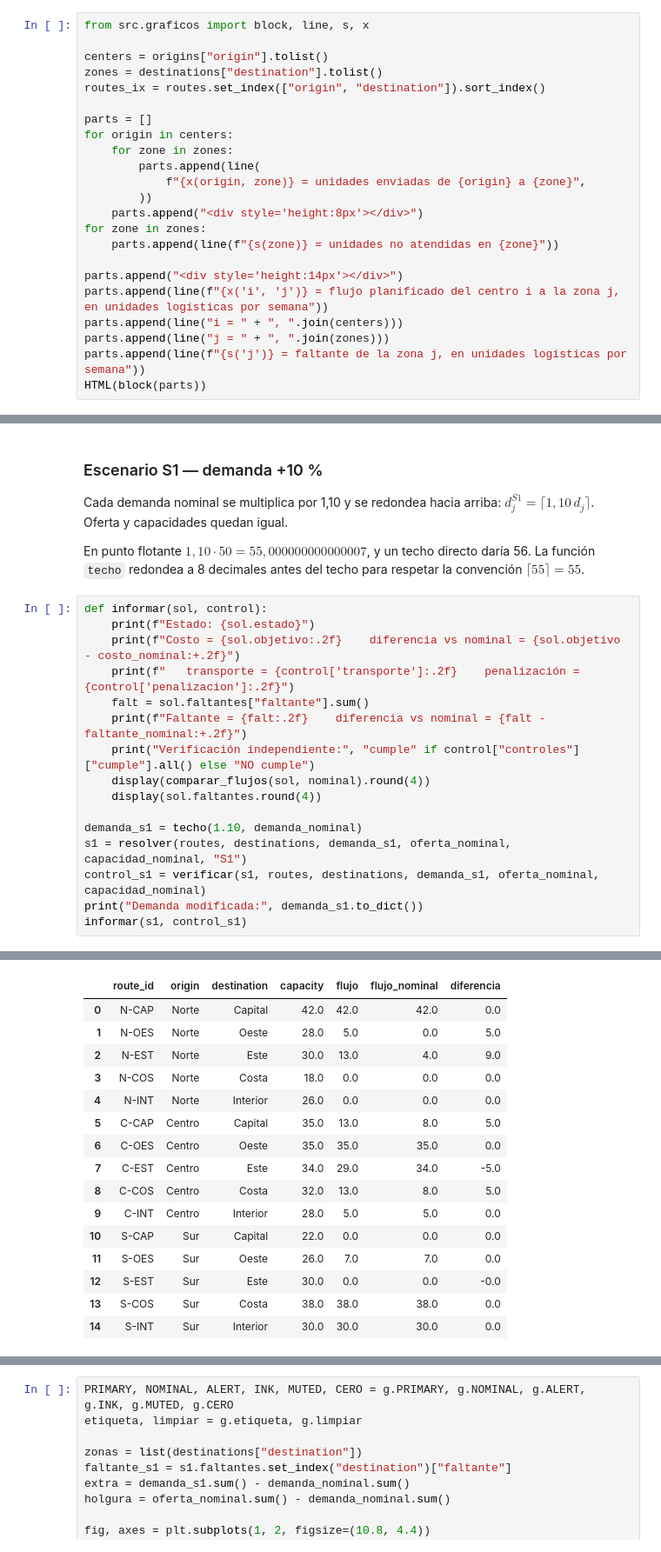
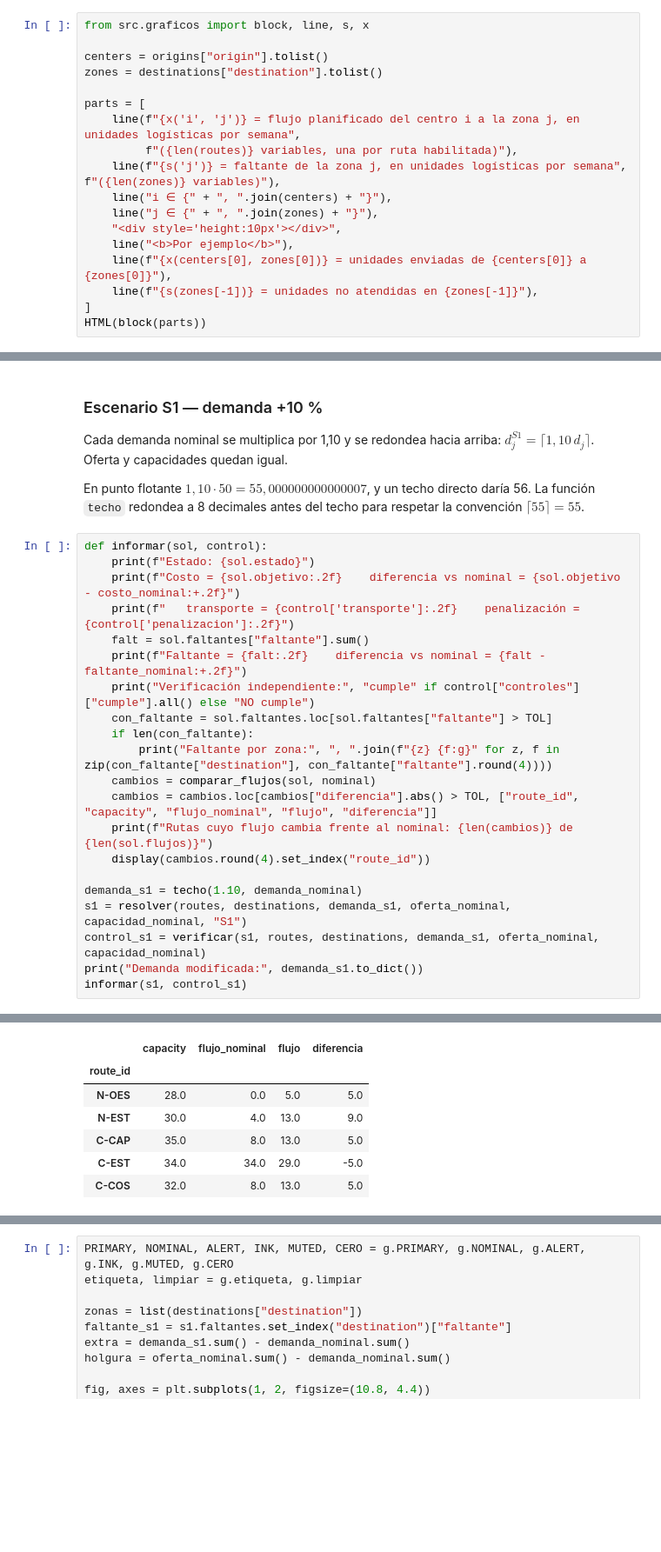
Before and after one commit to LorennMarque/OR-final-austral-2026, a Jupyter notebook: notebooks/part1_primal.ipynb, the cells around one changed output, grey strips where cells are left out. Shown at 87% size. Cells and saved outputs as stored; diff of their text form; blank space fills up the shorter version.

```diff
--- a/notebooks/part1_primal.ipynb
+++ b/notebooks/part1_primal.ipynb
@@ -262,22 +267,17 @@ from src.graficos import block, line, s, x
 
 centers = origins["origin"].tolist()
 zones = destinations["destination"].tolist()
-routes_ix = routes.set_index(["origin", "destination"]).sort_index()
 
-parts = []
-for origin in centers:
-    for zone in zones:
-        parts.append(line(
-            f"{x(origin, zone)} = unidades enviadas de {origin} a {zone}",
-        ))
-    parts.append("<div style='height:8px'></div>")
-for zone in zones:
-    parts.append(line(f"{s(zone)} = unidades no atendidas en {zone}"))
-
-parts.append("<div style='height:14px'></div>")
-parts.append(line(f"{x('i', 'j')} = flujo planificado del centro i a la zona j, en unidades logísticas por semana"))
-parts.append(line("i = " + ", ".join(centers)))
-parts.append(line("j = " + ", ".join(zones)))
-parts.append(line(f"{s('j')} = faltante de la zona j, en unidades logísticas por semana"))
+parts = [
+    line(f"{x('i', 'j')} = flujo planificado del centro i a la zona j, en unidades logísticas por semana",
+         f"({len(routes)} variables, una por ruta habilitada)"),
+    line(f"{s('j')} = faltante de la zona j, en unidades logísticas por semana", f"({len(zones)} variables)"),
+    line("i ∈ {" + ", ".join(centers) + "}"),
+    line("j ∈ {" + ", ".join(zones) + "}"),
+    "<div style='height:10px'></div>",
+    line("<b>Por ejemplo</b>"),
+    line(f"{x(centers[0], zones[0])} = unidades enviadas de {centers[0]} a {zones[0]}"),
+    line(f"{s(zones[-1])} = unidades no atendidas en {zones[-1]}"),
+]
 HTML(block(parts))
 # %% [output]
@@ -799,8 +651,13 @@ def informar(sol, control):
     falt = sol.faltantes["faltante"].sum()
     print(f"Faltante = {falt:.2f}    diferencia vs nominal = {falt - faltante_nominal:+.2f}")
     print("Verificación independiente:", "cumple" if control["controles"]["cumple"].all() else "NO cumple")
-    display(comparar_flujos(sol, nominal).round(4))
-    display(sol.faltantes.round(4))
+    con_faltante = sol.faltantes.loc[sol.faltantes["faltante"] > TOL]
+    if len(con_faltante):
+        print("Faltante por zona:", ", ".join(f"{z} {f:g}" for z, f in zip(con_faltante["destination"], con_faltante["faltante"].round(4))))
+    cambios = comparar_flujos(sol, nominal)
+    cambios = cambios.loc[cambios["diferencia"].abs() > TOL, ["route_id", "capacity", "flujo_nominal", "flujo", "diferencia"]]
+    print(f"Rutas cuyo flujo cambia frente al nominal: {len(cambios)} de {len(sol.flujos)}")
+    display(cambios.round(4).set_index("route_id"))
 
 demanda_s1 = techo(1.10, demanda_nominal)
 s1 = resolver(routes, destinations, demanda_s1, oferta_nominal, capacidad_nominal, "S1")
@@ -817,16 +676,7 @@ Verificación independiente: cumple
-|  | route_id | origin | destination | capacity | flujo | flujo_nominal | diferencia |
-| 0 | N-CAP | Norte | Capital | 42.0 | 42.0 | 42.0 | 0.0 |
-| 1 | N-OES | Norte | Oeste | 28.0 | 5.0 | 0.0 | 5.0 |
-| 2 | N-EST | Norte | Este | 30.0 | 13.0 | 4.0 | 9.0 |
-| 3 | N-COS | Norte | Costa | 18.0 | 0.0 | 0.0 | 0.0 |
-| 4 | N-INT | Norte | Interior | 26.0 | 0.0 | 0.0 | 0.0 |
-| 5 | C-CAP | Centro | Capital | 35.0 | 13.0 | 8.0 | 5.0 |
-| 6 | C-OES | Centro | Oeste | 35.0 | 35.0 | 35.0 | 0.0 |
-| 7 | C-EST | Centro | Este | 34.0 | 29.0 | 34.0 | -5.0 |
-| 8 | C-COS | Centro | Costa | 32.0 | 13.0 | 8.0 | 5.0 |
-| 9 | C-INT | Centro | Interior | 28.0 | 5.0 | 5.0 | 0.0 |
-| 10 | S-CAP | Sur | Capital | 22.0 | 0.0 | 0.0 | 0.0 |
-| 11 | S-OES | Sur | Oeste | 26.0 | 7.0 | 7.0 | 0.0 |
-| 12 | S-EST | Sur | Este | 30.0 | 0.0 | 0.0 | -0.0 |
-| 13 | S-COS | Sur | Costa | 38.0 | 38.0 | 38.0 | 0.0 |
-| 14 | S-INT | Sur | Interior | 30.0 | 30.0 | 30.0 | 0.0 |
+|  | capacity | flujo_nominal | flujo | diferencia |
+| route_id |  |  |  |  |
+| N-OES | 28.0 | 0.0 | 5.0 | 5.0 |
+| N-EST | 30.0 | 4.0 | 13.0 | 9.0 |
+| C-CAP | 35.0 | 8.0 | 13.0 | 5.0 |
+| C-EST | 34.0 | 34.0 | 29.0 | -5.0 |
+| C-COS | 32.0 | 8.0 | 13.0 | 5.0 |
```
Also changed, not shown: parts of 17 cells of this notebook, 9 other files.
